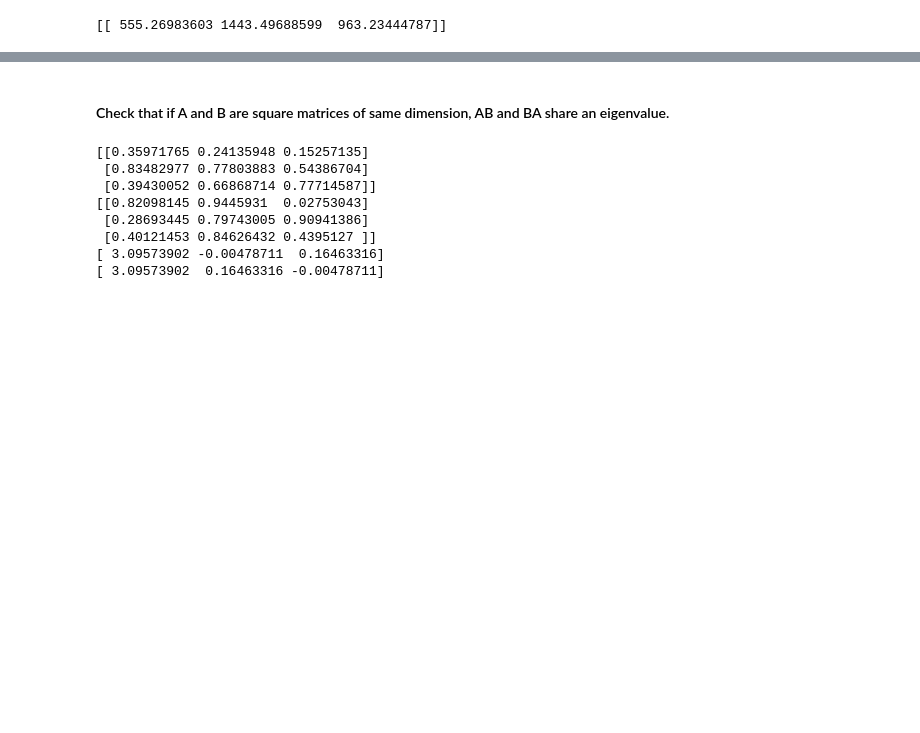
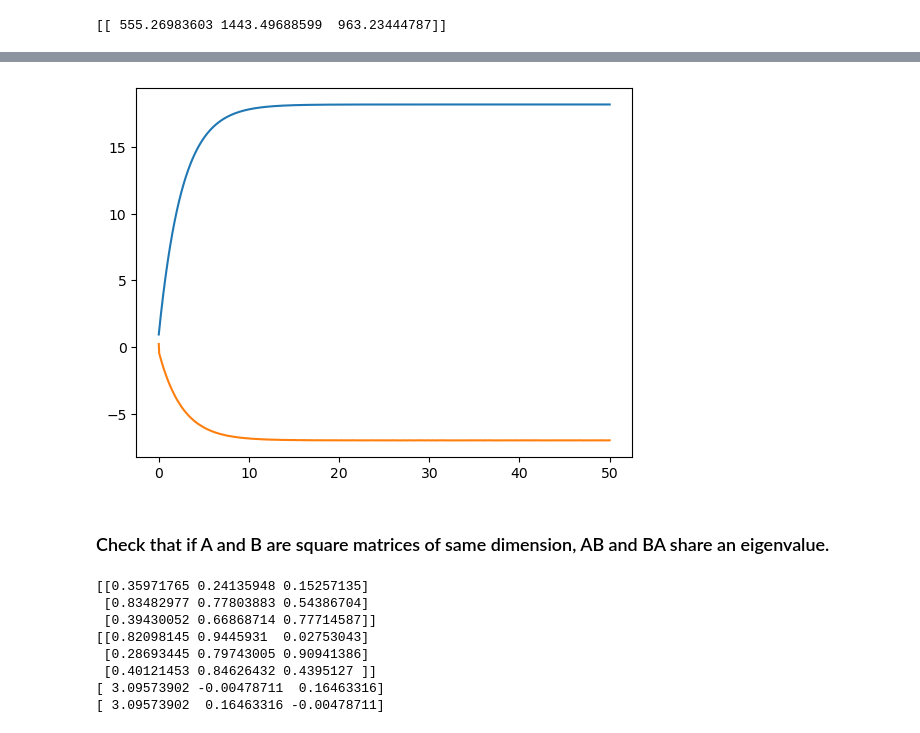
Before and after one commit to medjaijedi/MAS_Final_Project, a Jupyter notebook: rand_prac.ipynb, the cells around one changed output, grey strips where cells are left out. Drawn from its saved outputs; the diff is of its cells as text; code cells hidden in the pictures; blank space fills up the shorter version.

```diff
--- a/rand_prac.ipynb
+++ b/rand_prac.ipynb
@@ -594,5 +649,13 @@ w = 7
+# %%
+xdotctrl = integrate.solve_ivp(ctrl_dynamics,y0=x0,t_span=[0,50],args=(w,A,B1,B2,Kstar),t_eval=np.linspace(0,50,1000))
+# %%
+plt.plot(xdotctrl.t,xdotctrl.y[0])
+plt.plot(xdotctrl.t,xdotctrl.y[1])
+plt.show()
+# %% [output]
+[figure, added]
 # %% [markdown]
-#### Check that if A and B are square matrices of same dimension, AB and BA share an eigenvalue.
+### Check that if A and B are square matrices of same dimension, AB and BA share an eigenvalue.
 # %%
 F = np.random.rand(3,3)
 G = np.random.rand(3,3)
```
Also changed, not shown: parts of 8 cells of this notebook.
